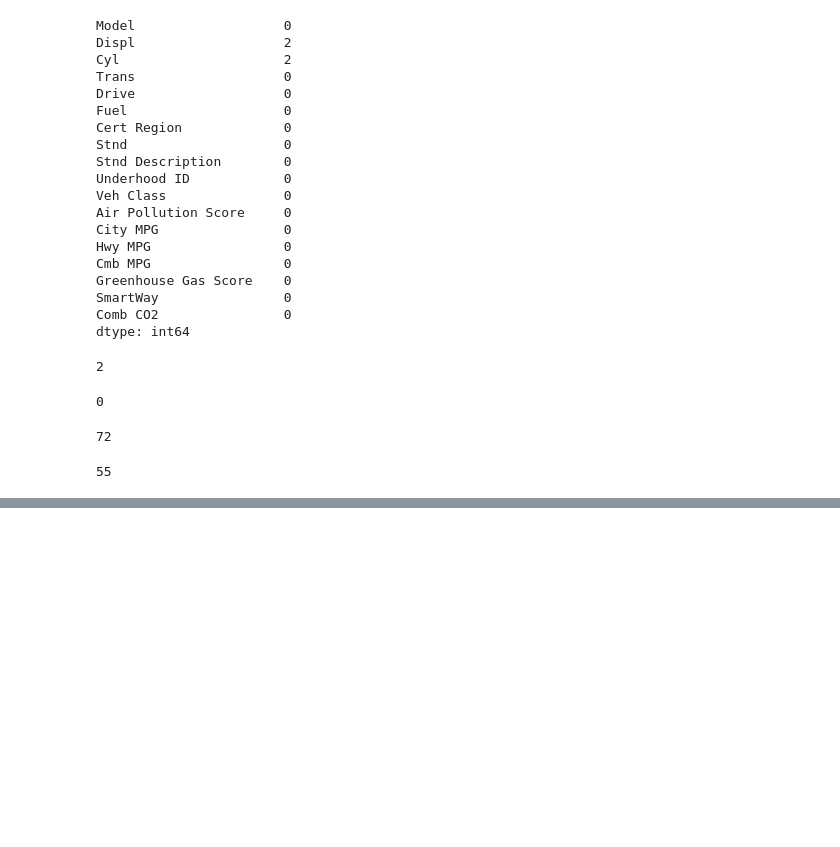
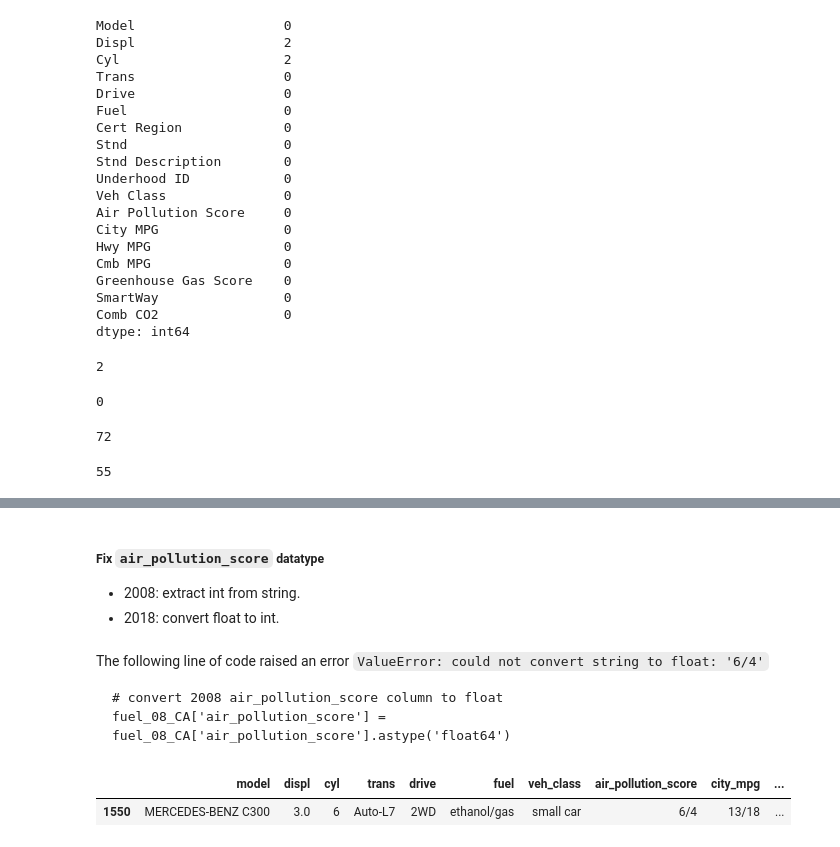
Before and after one commit to emaahdy/Data-Analysis, a Jupyter notebook: Fuel-Economy/fuel_economy.ipynb, the cells around one changed output, grey strips where cells are left out. Drawn from its saved outputs; the diff is of its cells as text; code cells hidden in the pictures; blank space fills up the shorter version.

````diff
--- a/Fuel-Economy/fuel_economy.ipynb
+++ b/Fuel-Economy/fuel_economy.ipynb
@@ -205,0 +416,5 @@ fuel_18.duplicated().sum()
+# %%
+fuel_08_CA["cyl"] = fuel_08_CA["cyl"].str.extract('(\d+)')
+
+# Check value counts for 2008 cyl column again to confirm the change
+fuel_08_CA['cyl'].value_counts()
@@ -205,0 +460,15 @@ fuel_18.duplicated().sum()
+# %% [markdown]
+##### Fix `air_pollution_score` datatype
++ 2008: extract int from string.
++ 2018: convert float to int.
+# %% [markdown]
+The following line of code raised an error `ValueError: could not convert string to float: '6/4'`
+```
+# convert 2008 air_pollution_score column to float
+fuel_08_CA['air_pollution_score'] = fuel_08_CA['air_pollution_score'].astype('float64')
+```
+# %%
+fuel_08_CA[fuel_08_CA.air_pollution_score == '6/4']
+# %% [output]
+|  | model | displ | cyl | trans | drive | fuel | veh_class | air_pollution_score | city_mpg | ... |
+| 1550 | MERCEDES-BENZ C300 | 3.0 | 6 | Auto-L7 | 2WD | ethanol/gas | small car | 6/4 | 13/18 | ... |
````
Also changed, not shown: parts of 58 cells of this notebook.
